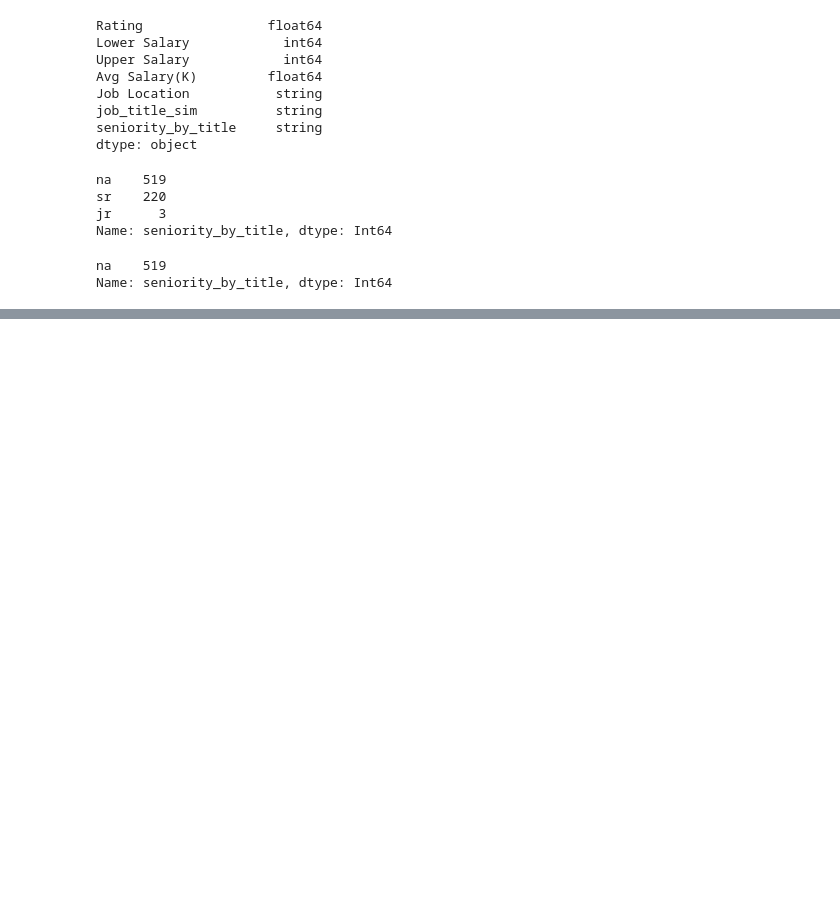
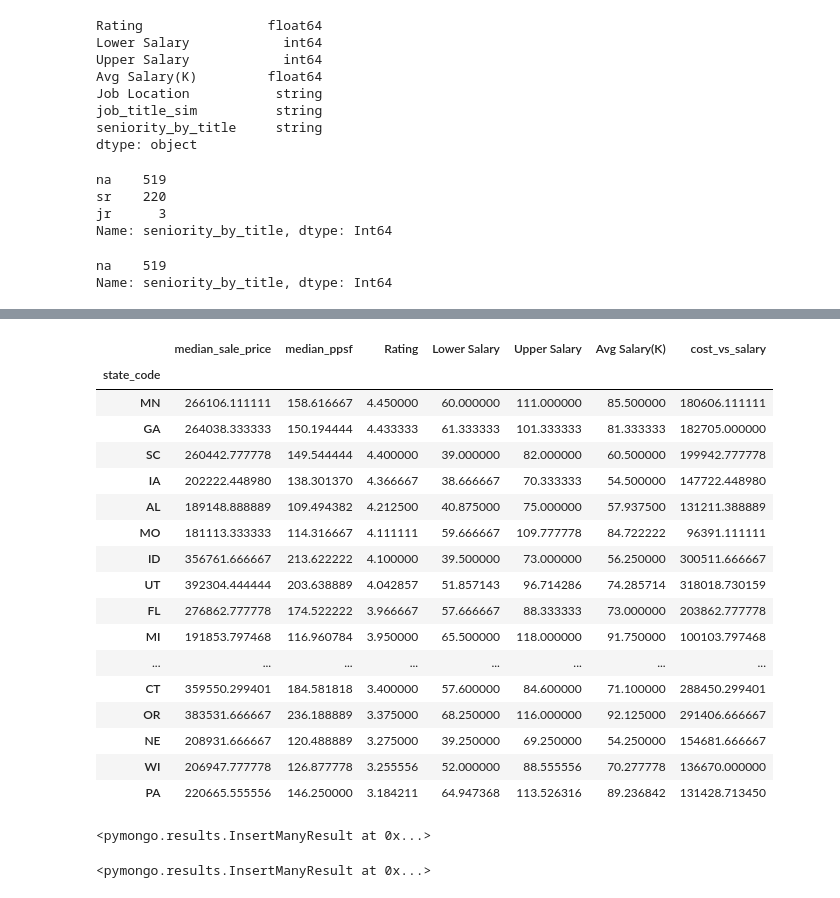
Before and after one commit to dtmurphy6/the_real_estate_agents, a Jupyter notebook: starter_file.ipynb, the cells around one changed output, grey strips where cells are left out. Drawn from its saved outputs; the diff is of its cells as text; code cells hidden in the pictures; blank space fills up the shorter version.

```diff
--- a/starter_file.ipynb
+++ b/starter_file.ipynb
@@ -253,0 +418,22 @@ merged_df
+# %%
+#determining highest rated state for data science by mean rating
+merged_mean_df.sort_values(by='Rating', ascending=False)
+# %% [output]
+|  | median_sale_price | median_ppsf | Rating | Lower Salary | Upper Salary | Avg Salary(K) | cost_vs_salary |
+| state_code |  |  |  |  |  |  |  |
+| MN | 266106.111111 | 158.616667 | 4.450000 | 60.000000 | 111.000000 | 85.500000 | 180606.111111 |
+| GA | 264038.333333 | 150.194444 | 4.433333 | 61.333333 | 101.333333 | 81.333333 | 182705.000000 |
+| SC | 260442.777778 | 149.544444 | 4.400000 | 39.000000 | 82.000000 | 60.500000 | 199942.777778 |
+| IA | 202222.448980 | 138.301370 | 4.366667 | 38.666667 | 70.333333 | 54.500000 | 147722.448980 |
+| AL | 189148.888889 | 109.494382 | 4.212500 | 40.875000 | 75.000000 | 57.937500 | 131211.388889 |
+| MO | 181113.333333 | 114.316667 | 4.111111 | 59.666667 | 109.777778 | 84.722222 | 96391.111111 |
+| ID | 356761.666667 | 213.622222 | 4.100000 | 39.500000 | 73.000000 | 56.250000 | 300511.666667 |
+| UT | 392304.444444 | 203.638889 | 4.042857 | 51.857143 | 96.714286 | 74.285714 | 318018.730159 |
+| FL | 276862.777778 | 174.522222 | 3.966667 | 57.666667 | 88.333333 | 73.000000 | 203862.777778 |
+| MI | 191853.797468 | 116.960784 | 3.950000 | 65.500000 | 118.000000 | 91.750000 | 100103.797468 |
+| ... | ... | ... | ... | ... | ... | ... | ... |
+| CT | 359550.299401 | 184.581818 | 3.400000 | 57.600000 | 84.600000 | 71.100000 | 288450.299401 |
+| OR | 383531.666667 | 236.188889 | 3.375000 | 68.250000 | 116.000000 | 92.125000 | 291406.666667 |
+| NE | 208931.666667 | 120.488889 | 3.275000 | 39.250000 | 69.250000 | 54.250000 | 154681.666667 |
+| WI | 206947.777778 | 126.877778 | 3.255556 | 52.000000 | 88.555556 | 70.277778 | 136670.000000 |
+| PA | 220665.555556 | 146.250000 | 3.184211 | 64.947368 | 113.526316 | 89.236842 | 131428.713450 |
@@ -253,0 +451,10 @@ merged_df
+# %%
+#insert median data frame in to median collection
+median.insert_many(merged_median_df.to_dict('records'))
+# %% [output]
+<pymongo.results.InsertManyResult at 0x...>
+# %%
+#insert mean data frame in to mean collection
+mean.insert_many(merged_mean_df.to_dict('records'))
+# %% [output]
+<pymongo.results.InsertManyResult at 0x...>
```
Also changed, not shown: parts of 25 cells of this notebook.
